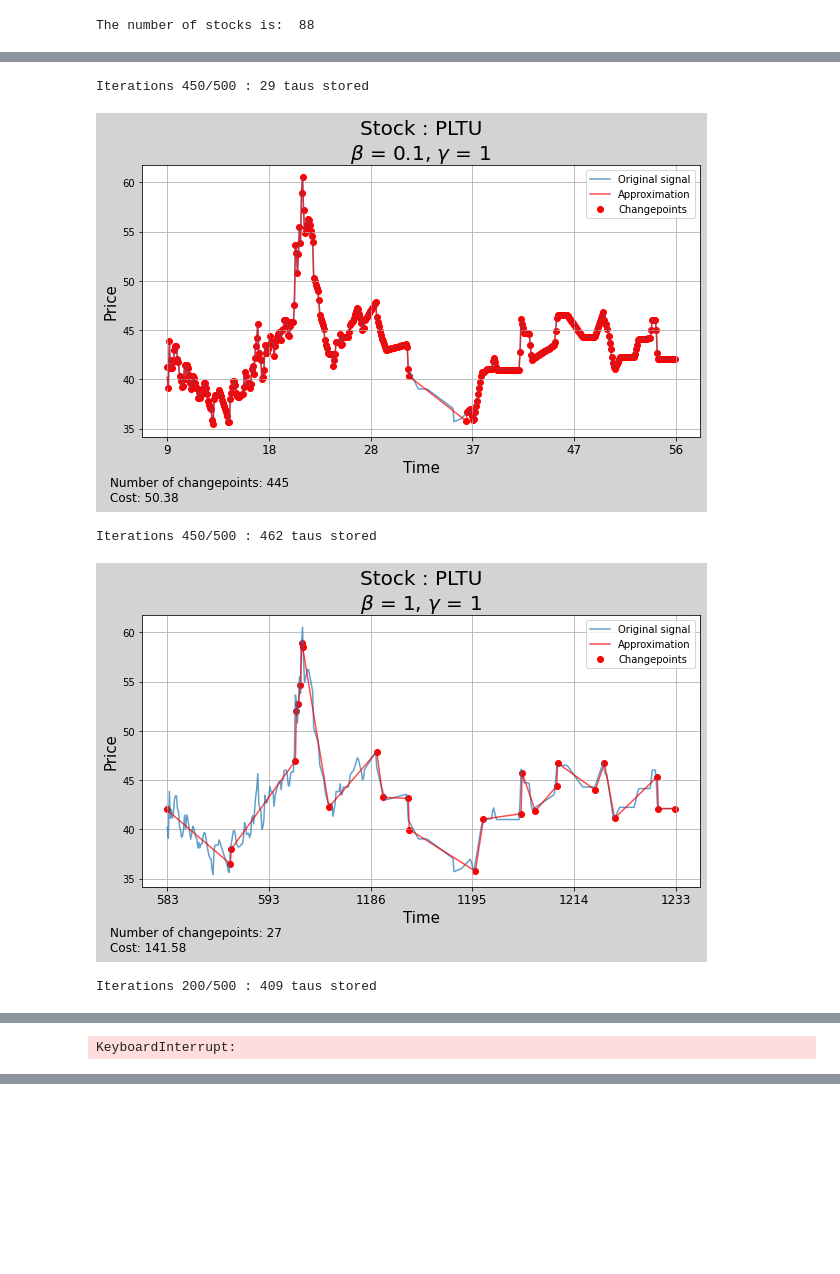
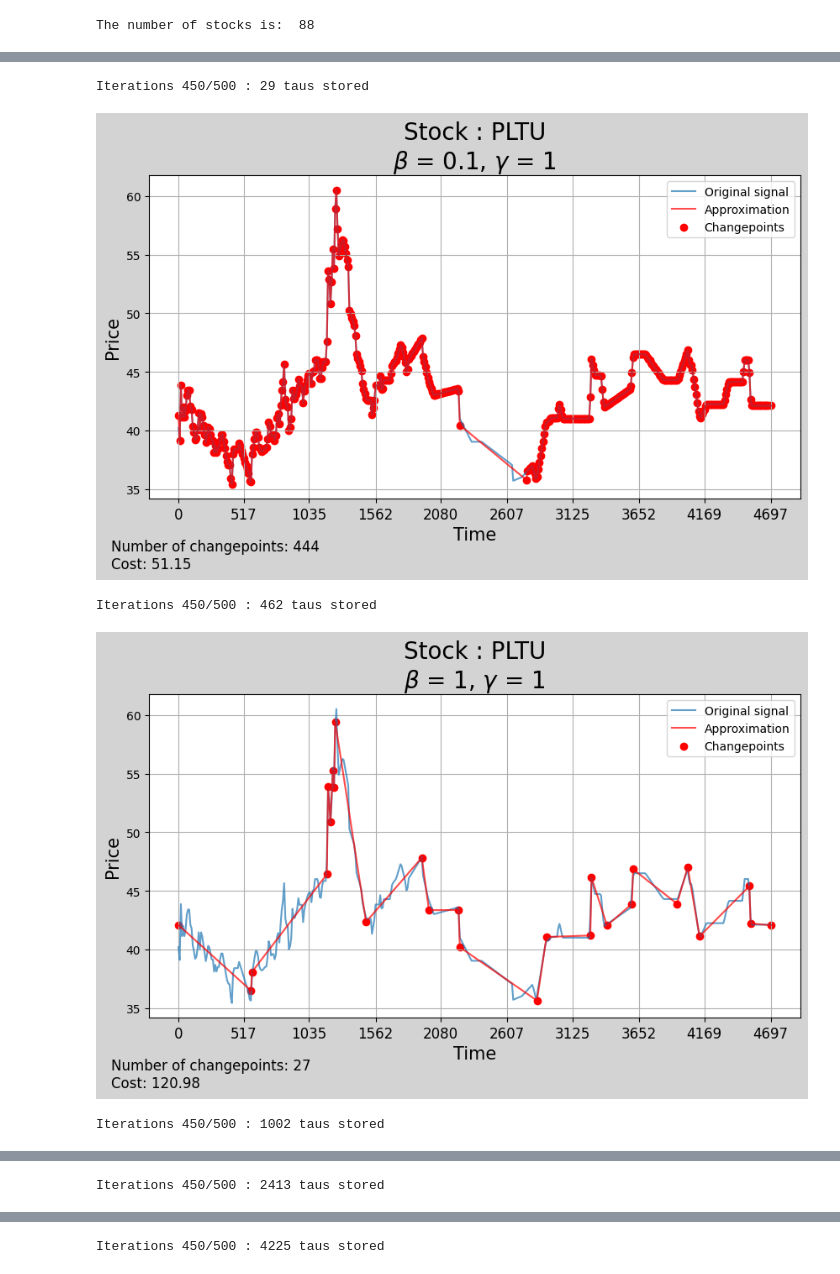
Before and after one commit to bastienlc/CPOP, a Jupyter notebook: dataset.ipynb, the cells around one changed output, grey strips where cells are left out. Cells and saved outputs as stored; diff of their text form; code cells hidden in the pictures; blank space fills up the shorter version.

```diff
--- a/dataset.ipynb
+++ b/dataset.ipynb
@@ -102,7 +189,10 @@ data_df = data_df.drop_duplicates()
 
 stock_dict = {}
 for stock in stocks:
-    stock_dict[stock] = (data_df[data_df['Ticker'] == stock]['Date'], data_df[data_df['Ticker'] == stock]['Close'])
+    stock_dict[stock] = (
+        data_df[data_df["Ticker"] == stock]["Date"],
+        data_df[data_df["Ticker"] == stock]["Close"],
+    )
 # %%
 for stock in stocks:
     X, y = stock_dict[stock][0].values, stock_dict[stock][1].values
@@ -237,6 +331,8 @@ plt.show()
 # %%
+n_min_points = 200
+
 for stock in stocks:
-    if size_by_stock[stock] < 200:
+    if size_by_stock[stock] < n_min_points:
         print("Stock: ", stock, " has ", size_by_stock[stock], " points")
         plt.plot(stock_dict[stock][0], stock_dict[stock][1])
         plt.title(stock)
@@ -253,6 +347,6 @@ Stock:  STA  has  196  points
 # %%
 for stock in stocks:
-    if size_by_stock[stock] < 200:
+    if size_by_stock[stock] < n_min_points:
         stock_dict.pop(stock)
 
 stocks = list(stock_dict.keys())
@@ -269,20 +362,22 @@ beta = 1
 scale = 1
 
 for i, stock_name in enumerate(stocks[:2]):
-    print("Stock: ", stock_name, " (", i+1, "/", len(stocks[:2]), ")")
+    print("Stock: ", stock_name, " (", i + 1, "/", len(stocks[:2]), ")")
     X, y = stock_dict_subsample[stock_name][0], stock_dict_subsample[stock_name][1]
 
-    sigma=median_abs_deviation(y)
-    changepoints_cpop = CPOP(y, beta, sigma = sigma, scale = scale, verbose=True)
+    sigma = median_abs_deviation(y)
+    changepoints_cpop = CPOP(y, beta, sigma=sigma, verbose=True)
 
-    approx, fig = get_approx(y, changepoints_cpop, beta, sigma, scale = scale, stock_name=stock_name, X = X)
-    if save :
-        folder = './figures/all_stocks_beta_{}_scale_{}'.format(beta, scale) + '/'
-        file = '{}'.format(stock_name) + '.png'
+    approx, fig = plot_approximation(
+        y, changepoints_cpop, beta, sigma, stock_name=stock_name, X=X
+    )
+    if save:
+        folder = "./figures/all_stocks_beta_{}_scale_{}".format(beta, scale) + "/"
+        file = "{}".format(stock_name) + ".png"
         if os.path.exists(folder) == False:
             os.makedirs(folder)
         path = folder + file
-        fig.savefig(path, bbox_inches='tight')
+        fig.savefig(path, bbox_inches="tight")
 # %% [output]
 Stock:  AB  ( 1 / 2 )
 Iterations 450/500 : 727 taus stored
@@ -295,25 +390,27 @@ Iterations 450/500 : 738 taus storedd
 # %%
 save = True
 
-stock = 'PLTU'
+stock = "PLTU"
 beta_list = [0.1, 1, 5, 10, 20]
 sigma = median_abs_deviation(stock_dict_subsample[stock][1])
 scale = 1
 
 X, y = stock_dict_subsample[stock][0], stock_dict_subsample[stock][1]
 for beta in beta_list:
-    changepoints_cpop = CPOP(y, beta, sigma = sigma, scale = scale, verbose=True)
-    approx, fig = get_approx(y, changepoints_cpop, beta, sigma, scale = scale, stock_name=stock, X = X)
-    if save :
-        folder = './figures/beta_analysis_scale_{}_stock_{}'.format(scale, stock) + '/'
-        file = 'beta_{}'.format(beta) + '.png'
+    changepoints_cpop = CPOP(y, beta, sigma=sigma, verbose=True)
+    approx, fig = plot_approximation(
+        y, changepoints_cpop, beta, sigma, stock_name=stock, X=X
+    )
+    if save:
+        folder = "./figures/beta_analysis_scale_{}_stock_{}".format(scale, stock) + "/"
+        file = "beta_{}".format(beta) + ".png"
         if os.path.exists(folder) == False:
             os.makedirs(folder)
         path = folder + file
-        fig.savefig(path, bbox_inches='tight')
+        fig.savefig(path, bbox_inches="tight")
 # %% [output]
 Iterations 450/500 : 29 taus stored
-[figure, old version]
+[figure, new version]
 Iterations 450/500 : 462 taus stored
-[figure, old version]
+[figure, new version]
-Iterations 200/500 : 409 taus stored
+Iterations 450/500 : 1002 taus stored
@@ -320 +418 @@ Iterations 200/500 : 409 taus stored
-KeyboardInterrupt:
+Iterations 450/500 : 2413 taus stored
@@ -320,0 +420 @@ KeyboardInterrupt:
+Iterations 450/500 : 4225 taus stored
```
Also changed, not shown: parts of 41 cells of this notebook, 10 other files.
